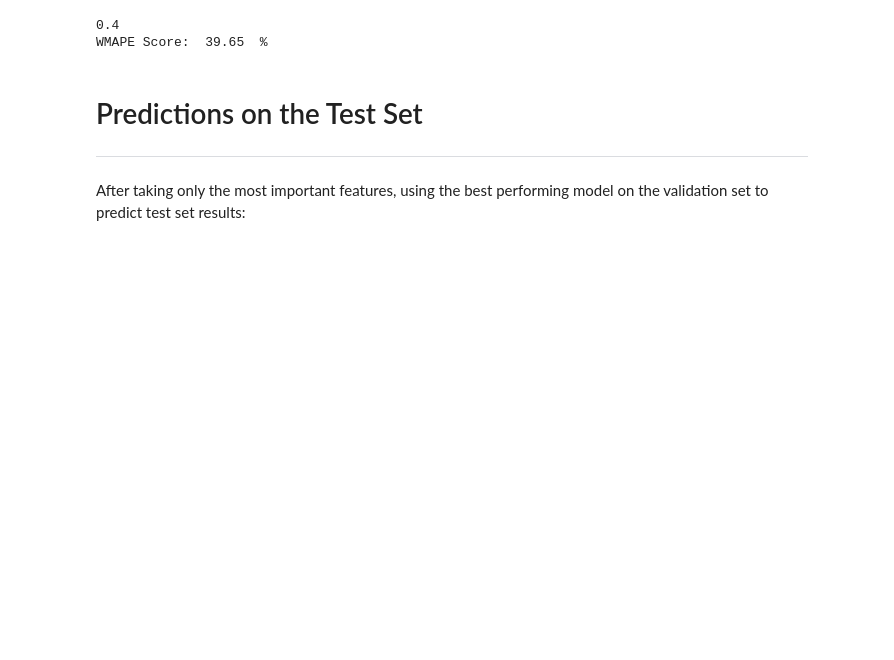
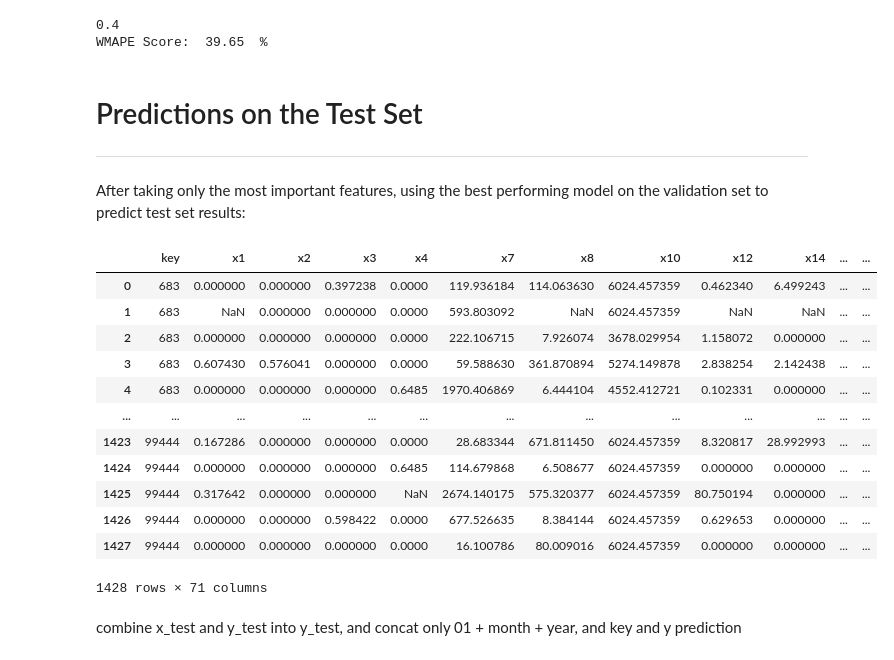
Before and after one commit to anastazijaverovic/Sales_Predictions_Qatar_Company, a Jupyter notebook: sales_by_product_and_date.ipynb, the cells around one changed output. Drawn from its saved outputs; the diff is of its cells as text; code cells hidden in the pictures; blank space fills up the shorter version.

```diff
--- a/sales_by_product_and_date.ipynb
+++ b/sales_by_product_and_date.ipynb
@@ -894,3 +858,19 @@ X_test_features = X_test[["key", "year", "month", "x10", "x22", "x85", "x92", "x
 y_test = model_lgb.predict(X_test_features, num_iteration = model_lgb.best_iteration)
 # %%
 y_test = pd.DataFrame(y_test, columns = ["y"])
+# %%
+X_test
+# %% [output]
+|  | key | x1 | x2 | x3 | x4 | x7 | x8 | x10 | x12 | x14 | ... | ... |
+| 0 | 683 | 0.000000 | 0.000000 | 0.397238 | 0.0000 | 119.936184 | 114.063630 | 6024.457359 | 0.462340 | 6.499243 | ... | ... |
+| 1 | 683 | NaN | 0.000000 | 0.000000 | 0.0000 | 593.803092 | NaN | 6024.457359 | NaN | NaN | ... | ... |
+| 2 | 683 | 0.000000 | 0.000000 | 0.000000 | 0.0000 | 222.106715 | 7.926074 | 3678.029954 | 1.158072 | 0.000000 | ... | ... |
+| 3 | 683 | 0.607430 | 0.576041 | 0.000000 | 0.0000 | 59.588630 | 361.870894 | 5274.149878 | 2.838254 | 2.142438 | ... | ... |
+| 4 | 683 | 0.000000 | 0.000000 | 0.000000 | 0.6485 | 1970.406869 | 6.444104 | 4552.412721 | 0.102331 | 0.000000 | ... | ... |
+| ... | ... | ... | ... | ... | ... | ... | ... | ... | ... | ... | ... | ... |
+| 1423 | 99444 | 0.167286 | 0.000000 | 0.000000 | 0.0000 | 28.683344 | 671.811450 | 6024.457359 | 8.320817 | 28.992993 | ... | ... |
+| 1424 | 99444 | 0.000000 | 0.000000 | 0.000000 | 0.6485 | 114.679868 | 6.508677 | 6024.457359 | 0.000000 | 0.000000 | ... | ... |
+| 1425 | 99444 | 0.317642 | 0.000000 | 0.000000 | NaN | 2674.140175 | 575.320377 | 6024.457359 | 80.750194 | 0.000000 | ... | ... |
+| 1426 | 99444 | 0.000000 | 0.000000 | 0.598422 | 0.0000 | 677.526635 | 8.384144 | 6024.457359 | 0.629653 | 0.000000 | ... | ... |
+| 1427 | 99444 | 0.000000 | 0.000000 | 0.000000 | 0.0000 | 16.100786 | 80.009016 | 6024.457359 | 0.000000 | 0.000000 | ... | ... |
+1428 rows × 71 columns
@@ -896,0 +881,2 @@ y_test = pd.DataFrame(y_test, columns = ["y"])
+# %% [markdown]
+combine x_test and y_test into y_test, and concat only 01 + month + year, and key and y prediction
```
Also changed, not shown: parts of 19 cells of this notebook.
